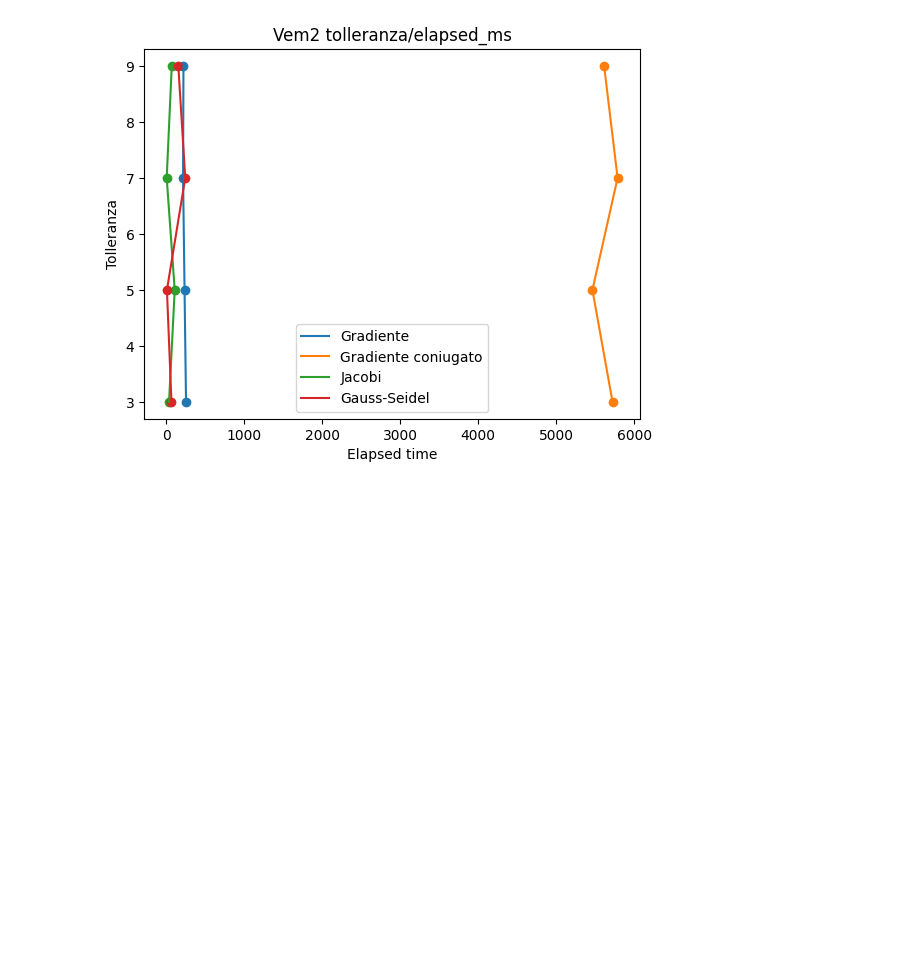
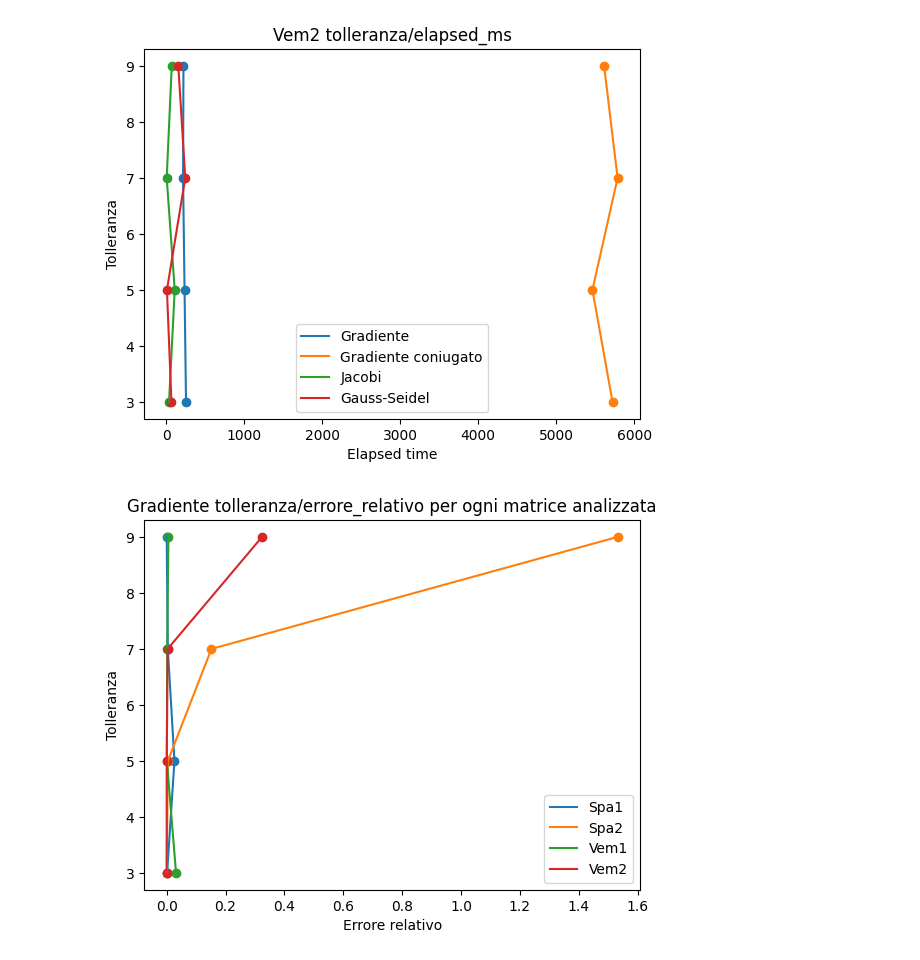
Before and after one commit to gabrielecanesi/iterative-solver, a Jupyter notebook: scripts/Graphs.ipynb, the cells around one changed output. Saved outputs shown, nothing was run; the diff lists cells and outputs as text; code cells hidden in the pictures; blank space fills up the shorter version.

Commit message:
Tolerance/relative_error graphs added, difference between the 4 matrix on the same method

```diff
--- a/scripts/Graphs.ipynb
+++ b/scripts/Graphs.ipynb
@@ -178,3 +178,22 @@ plt.title('Vem2 tolleranza/elapsed_ms')
 plt.show()
 # %% [output]
 [figure]
+# %%
+plt.plot(grad_rel_err[0:4], tol, label='Spa1')
+plt.plot(grad_rel_err[4:8], tol, label='Spa2')
+plt.plot(grad_rel_err[8:12], tol, label='Vem1')
+plt.plot(grad_rel_err[12:16], tol, label='Vem2')
+
+plt.scatter(grad_rel_err[0:4], tol)
+plt.scatter(grad_rel_err[4:8], tol)
+plt.scatter(grad_rel_err[8:12], tol)
+plt.scatter(grad_rel_err[12:16], tol)
+plt.legend()
+
+plt.ylabel('Tolleranza')
+plt.xlabel('Errore relativo')
+plt.title('Gradiente tolleranza/errore_relativo per ogni matrice analizzata')
+
+plt.show()
+# %% [output]
+[figure, added]
```
Also changed, not shown: parts of 3 cells of this notebook.
